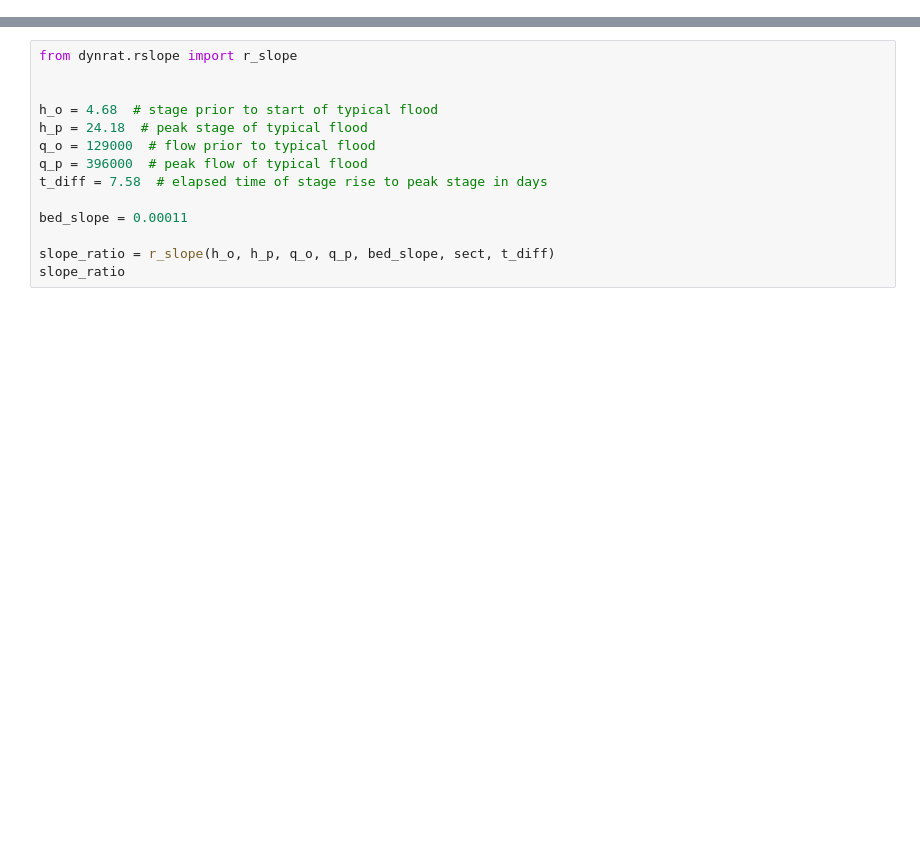
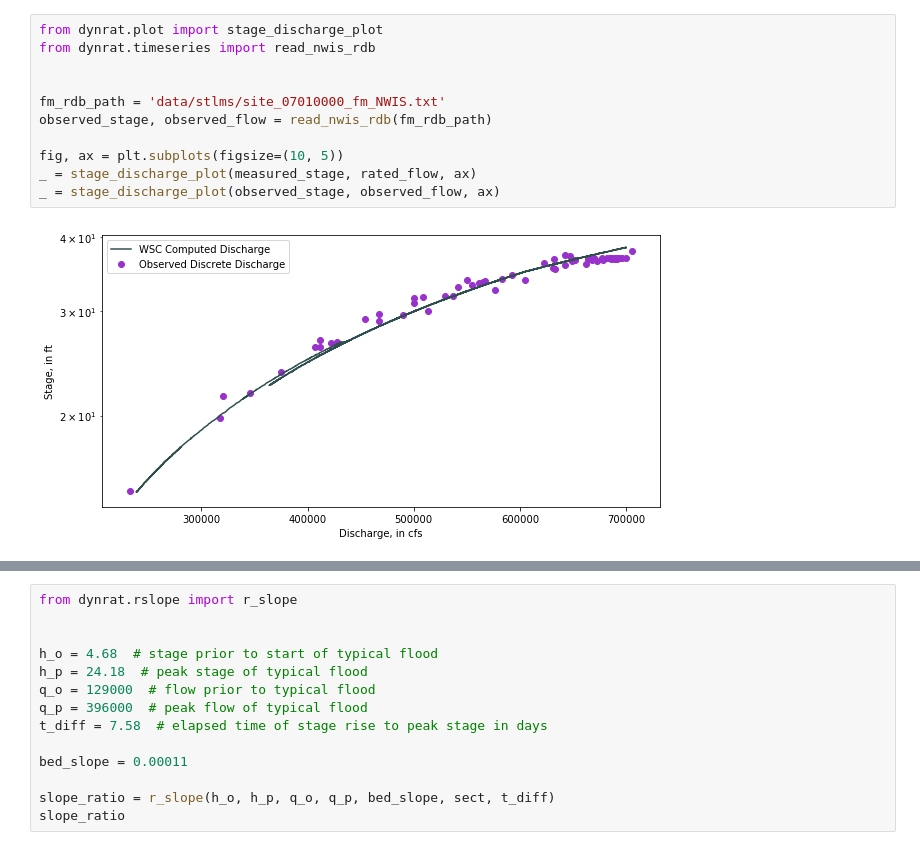
Before and after one commit to mdomanski-usgs/dynrat, a Jupyter notebook: examples/stlms.ipynb, the cells around one changed output, grey strips where cells are left out. Cells and saved outputs as stored; diff of their text form; blank space fills up the shorter version.

```diff
--- a/examples/stlms.ipynb
+++ b/examples/stlms.ipynb
@@ -19,0 +51,13 @@ _ = sect.plot()
+# %%
+from dynrat.plot import stage_discharge_plot
+from dynrat.timeseries import read_nwis_rdb
+
+
+fm_rdb_path = 'data/stlms/site_07010000_fm_NWIS.txt'
+observed_stage, observed_flow = read_nwis_rdb(fm_rdb_path)
+
+fig, ax = plt.subplots(figsize=(10, 5))
+_ = stage_discharge_plot(measured_stage, rated_flow, ax)
+_ = stage_discharge_plot(observed_stage, observed_flow, ax)
+# %% [output]
+[figure, added]
```
Also changed, not shown: parts of 17 cells of this notebook, 4 other files.
